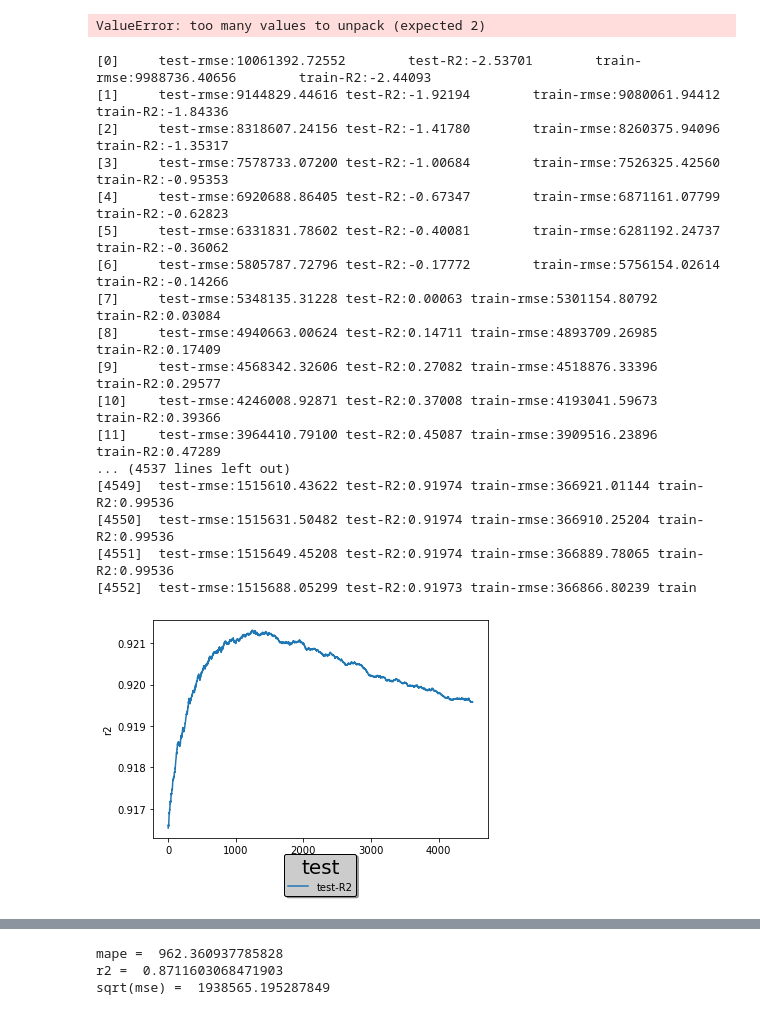
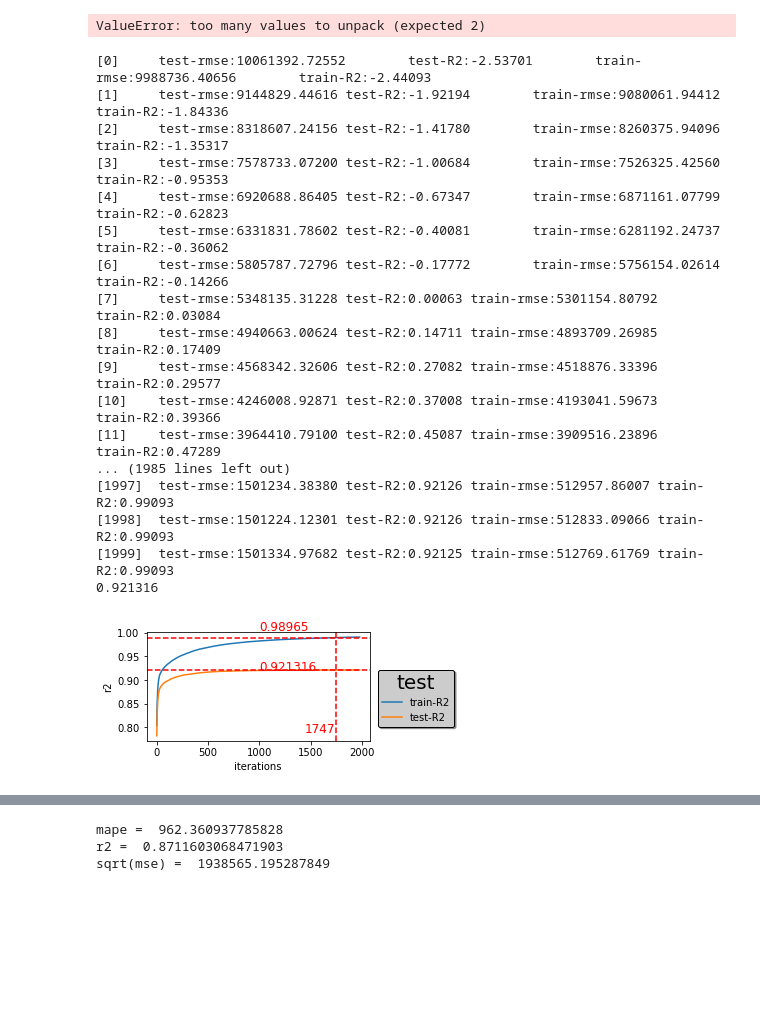
Before and after one commit to k38670462/ML_Project, a Jupyter notebook: xgb/XGB.ipynb, the cells around one changed output, grey strips where cells are left out. Saved outputs shown, nothing was run; the diff lists cells and outputs as text; code cells hidden in the pictures; blank space fills up the shorter version.

```diff
--- a/xgb/XGB.ipynb
+++ b/xgb/XGB.ipynb
@@ -168,29 +166,18 @@ ValueError: too many values to unpack (expected 2)
 # %%
 plot_dict_eval = {}
-class XGBLogging(xgboost.callback.TrainingCallback):
-    """log train logs to file"""
-
-    def __init__(self, epoch_log_interval=1):
-        self.epoch_log_interval = epoch_log_interval
-
-    def after_iteration(self, model, epoch, evals_log):
-        if epoch == self.epoch_log_interval - 1:
-            for data, metric in evals_log.items():
-                plot_dict_eval[data + '-R2'] = metric["R2"]
-        # False to indicate training should not stop.
-        return False
 
 
 xgbrt = xgboost.train(params,
         dtrain = XGB_train,
         #5000,
         evals = [(XGB_test,'test'), (XGB_train,'train')],
-        num_boost_round = 5000,
+        num_boost_round = 2000,
         custom_metric=r2,
-        callbacks=[XGBLogging(epoch_log_interval=5000)]
+        callbacks=[XGBLogging(epoch_log_interval=2000)]
         #feval = r2
         )
 print(max(plot_dict_eval['test-R2']))
+plot_list.append(plot_dict_eval)
 # %% [output]
 [0]     test-rmse:10061392.72552        test-R2:-2.53701        train-rmse:9988736.40656        train-R2:-2.44093
 [1]     test-rmse:9144829.44616 test-R2:-1.92194        train-rmse:9080061.94412        train-R2:-1.84336
@@ -204,25 +191,36 @@ print(max(plot_dict_eval['test-R2']))
 [9]     test-rmse:4568342.32606 test-R2:0.27082 train-rmse:4518876.33396        train-R2:0.29577
 [10]    test-rmse:4246008.92871 test-R2:0.37008 train-rmse:4193041.59673        train-R2:0.39366
 [11]    test-rmse:3964410.79100 test-R2:0.45087 train-rmse:3909516.23896        train-R2:0.47289
-... (4537 lines left out)
-[4549]  test-rmse:1515610.43622 test-R2:0.91974 train-rmse:366921.01144 train-R2:0.99536
-[4550]  test-rmse:1515631.50482 test-R2:0.91974 train-rmse:366910.25204 train-R2:0.99536
-[4551]  test-rmse:1515649.45208 test-R2:0.91974 train-rmse:366889.78065 train-R2:0.99536
-[4552]  test-rmse:1515688.05299 test-R2:0.91973 train-rmse:366866.80239 train
+... (1985 lines left out)
+[1997]  test-rmse:1501234.38380 test-R2:0.92126 train-rmse:512957.86007 train-R2:0.99093
+[1998]  test-rmse:1501224.12301 test-R2:0.92126 train-rmse:512833.09066 train-R2:0.99093
+[1999]  test-rmse:1501334.97682 test-R2:0.92125 train-rmse:512769.61769 train-R2:0.99093
+0.921316
-# %%
-#plt.figure(figsize=(4, 2))
-#plt.plot(np.squeeze(plot_dict_eval['train-R2'][50:]),label = 'train-R2')
-plt.plot(np.squeeze(plot_dict_eval['test-R2'][500:]),label = 'test-R2')
-plt.legend(
-    loc='upper center', bbox_to_anchor=(0.5, -0.05),
-    fontsize=10,
-    shadow=True,
-    facecolor='#ccc',
-    edgecolor='#000',
-    title='test',
-    title_fontsize=20)
-plt.ylabel('r2')
-plt.xlabel('iterations')
-plt.show()
-# %% [output]
-[figure, removed]
+# %%
+
+for i in range(len(plot_list)):
+    max_r2,idx = max([(plot_list[i]['test-R2'][j],j) for j in range(2000) ])
+    max_train_r2 = plot_list[i]['train-R2'][idx]
+    plt.figure(figsize=(4, 2))
+    plt.plot(np.squeeze(plot_list[i]['train-R2'][20:]),label = 'train-R2')
+    plt.plot(np.squeeze(plot_list[i]['test-R2'][20:]),label = 'test-R2')
+    plt.axhline(y=max_r2, color='r', linestyle='--')
+    plt.text(x=1000, y= max_r2-0.0002, s=max_r2, color='r',fontsize = 12)
+    plt.axvline(x=idx, color='r', linestyle='--')
+    plt.text(x=idx-300, y= 0.79, s=idx, color='r',fontsize = 12)
+    plt.axhline(y=max_train_r2, color='r', linestyle='--')
+    plt.text(x=1000, y= max_train_r2+0.015, s=max_train_r2, color='r',fontsize = 12)
+    plt.legend(
+        #loc=5,
+        bbox_to_anchor=(1.4, 0.7),
+        fontsize=10,
+        shadow=True,
+        facecolor='#ccc',
+        edgecolor='#000',
+        title='test',
+        title_fontsize=20)
+    plt.ylabel('r2')
+    plt.xlabel('iterations')
+    plt.show()
+# %% [output]
+[figure, added]
```
Also changed, not shown: parts of 11 cells of this notebook.
